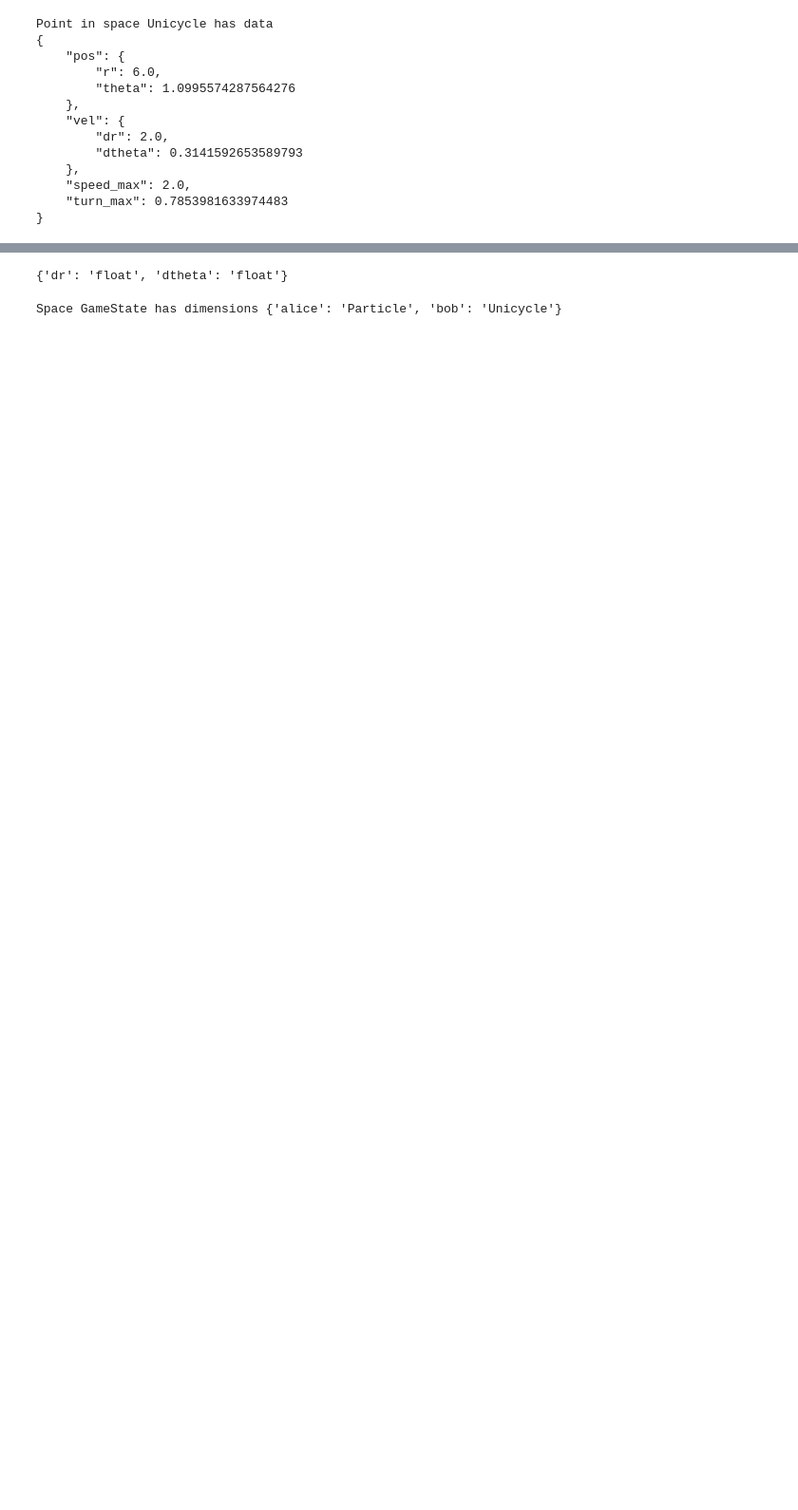
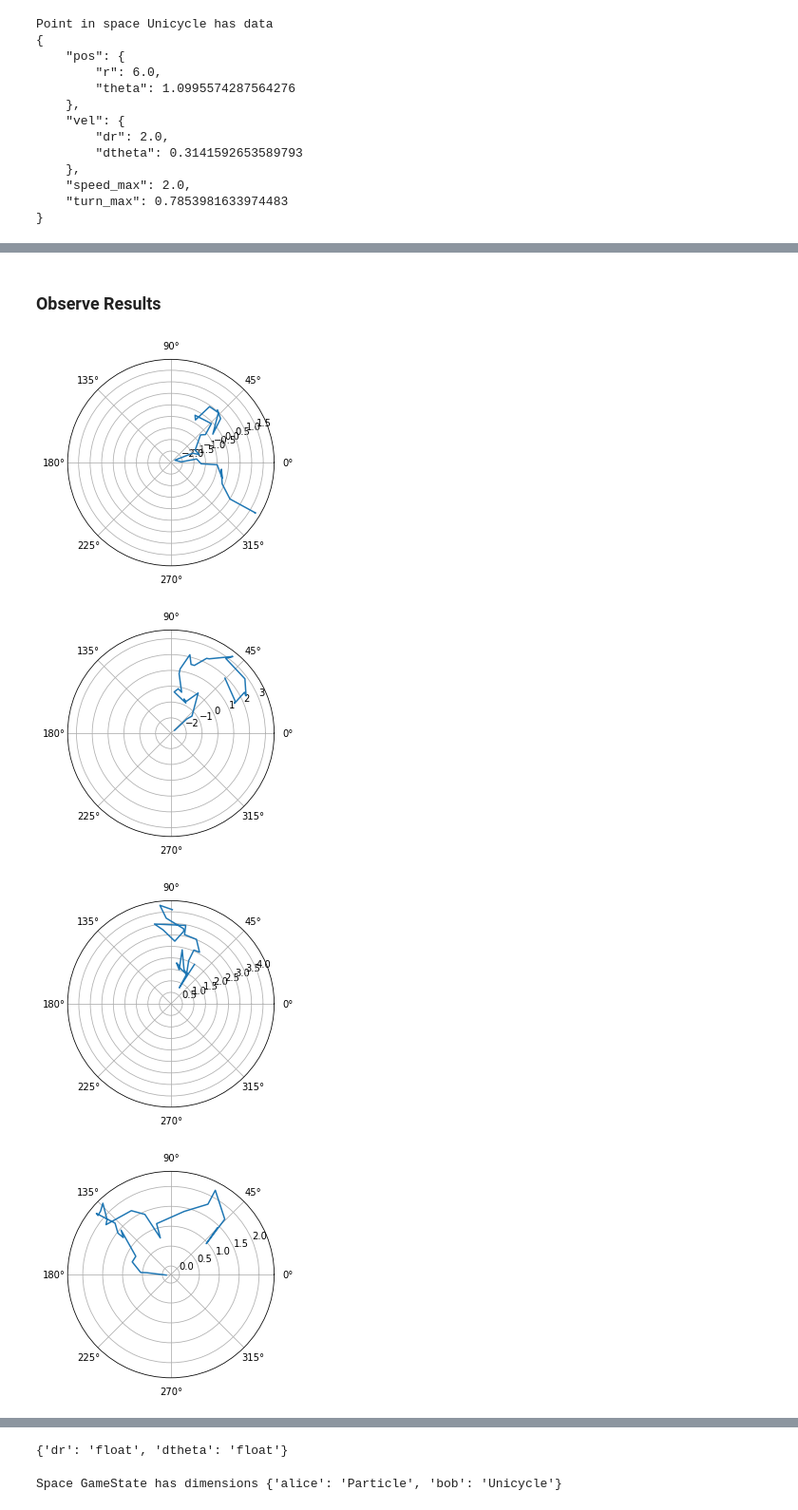
Before and after one commit to cadCAD-org/cadcad-ri, a Jupyter notebook: bob.ipynb, the cells around one changed output, grey strips where cells are left out. Shown: that part at 95% size. Saved outputs shown, nothing was run; the diff lists cells and outputs as text; code cells hidden in the pictures; blank space fills up the shorter version.

```diff
--- a/bob.ipynb
+++ b/bob.ipynb
@@ -518,0 +590,3 @@ Point in space Unicycle has data
+# %%
+experiment_params = {"iteration_n": 5, "steps": 25}
+my_experiment = Experiment(initBob, experiment_params, (BobDynamics,))
@@ -518,0 +595,3 @@ Point in space Unicycle has data
+# %%
+results = my_experiment.run()
+results
@@ -518,0 +604,36 @@ Point in space Unicycle has data
+# %% [markdown]
+### Observe Results
+# %%
+def flattenBob(results, exp_params):
+    n = exp_params["iteration_n"]
+    m = exp_params["steps"]
+    dfs = []
+    for j in range(n):
+        d = results[j].data
+        # print(d)
+        r = np.zeros((m,4))
+        for i in range(m):
+
+            r[i,:]= [d[i]['pos']['r'], d[i]['pos']['theta'],d[i]['vel']['dr'], d[i]['vel']['dtheta']]
+        df = pd.DataFrame(r, columns=['r','theta','dr','dtheta'])
+        df["run"]  = j
+        dfs.append(df)
+
+    return pd.concat(dfs)
+# %%
+df = flattenBob(results,experiment_params)
+# %%
+runs = df.run.unique()
+for k in runs:
+    fig, ax = plt.subplots(subplot_kw={'projection': 'polar'})
+    ax.plot(df[df.run==k].theta,df[df.run==k].r)
+    r = df[df.run==k].values
+    n = len(r)
+    # for i in range(n):
+    #     plt.arrow(*r[i,:4], width = 0.01,
+    #     length_includes_head=True)
+# %% [output]
+[figure, added]
+[figure, added]
+[figure, added]
+[figure, added]
```
Also changed, not shown: parts of 22 cells of this notebook.
